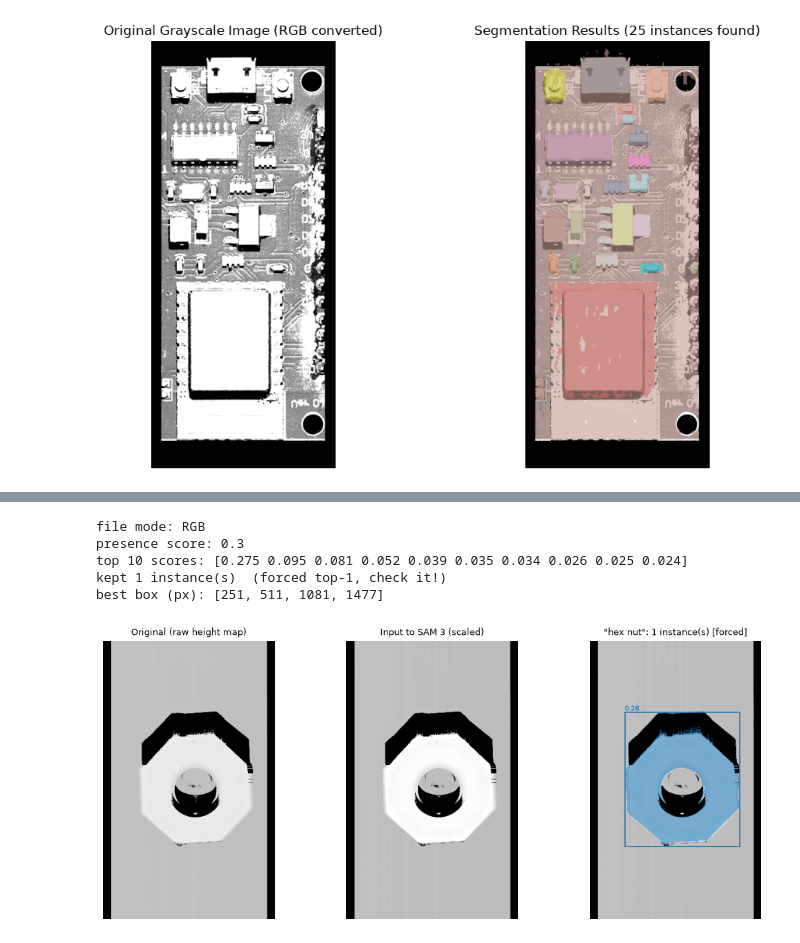
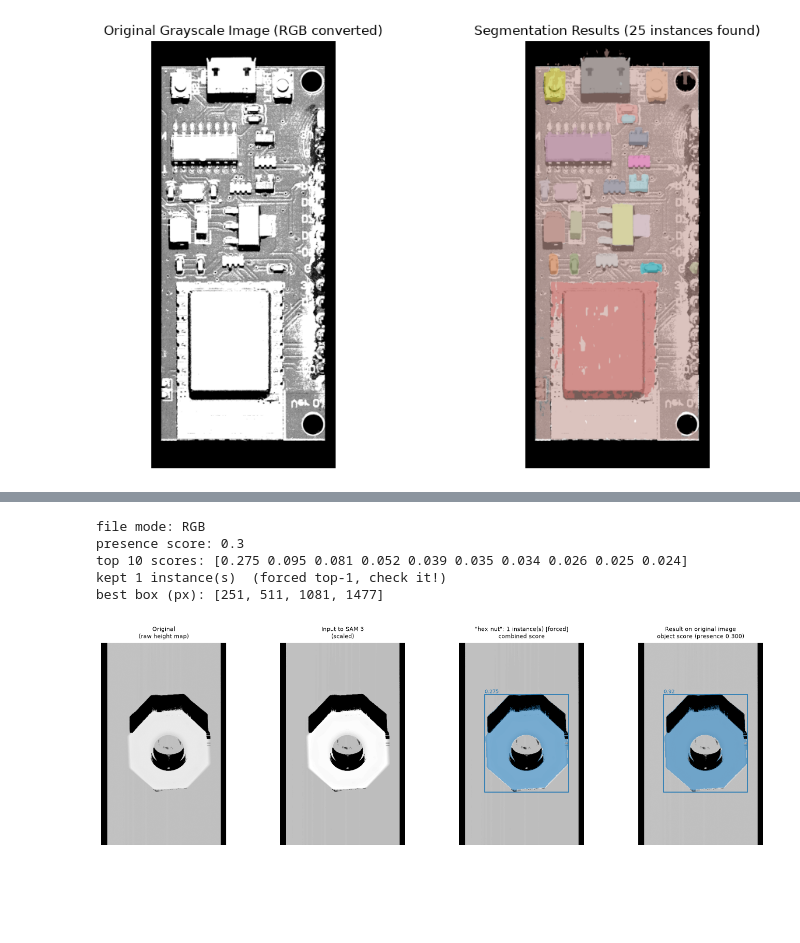
Before and after one commit to FlyingMatrix/sam3, a Jupyter notebook: main.ipynb, the cells around one changed output, grey strips where cells are left out. Saved outputs shown, nothing was run; the diff lists cells and outputs as text; code cells hidden in the pictures; blank space fills up the shorter version.

```diff
--- a/main.ipynb
+++ b/main.ipynb
@@ -556,7 +596,7 @@ for i in range(len(keep)):
 masks &= valid[::DISPLAY_DIV, ::DISPLAY_DIV][:h, :w]             # drop no-data pixels from masks
 boxes_px = (boxes_norm * torch.tensor([W, H, W, H])).numpy()     # full-image pixels
 
-# ---------------- 5) Visualize: original | SAM 3 input | result ----------------
+# ---------------- 5) Visualize: original | SAM 3 input | result | result on original ----------------
 img_disp = np.asarray(image)[::DISPLAY_DIV, ::DISPLAY_DIV][:h, :w]
 z_disp   = z[::DISPLAY_DIV, ::DISPLAY_DIV][:h, :w]               # raw heights, unscaled
 N = len(masks)
@@ -567,55 +607,75 @@ prem = np.zeros((h, w, 3), np.float32)
 acc  = np.zeros((h, w), np.float32)
 for i in range(N):
     m = masks[i]
     if m.any():
         prem[m] = ALPHA * colors[i] + (1 - ALPHA) * prem[m]
         acc[m]  = ALPHA + (1 - ALPHA) * acc[m]
 overlay = np.zeros((h, w, 4), np.float32)
 cov = acc > 0
 overlay[cov, :3] = prem[cov] / acc[cov, None]
 overlay[..., 3] = acc
 
-# Figure size follows the image's width/height ratio, so each panel keeps its proportions
-PANEL_H = 4.0                                      # inches per panel; make smaller/larger as needed
+# Object score = combined score / presence score  (e.g. 0.005 / 0.006 = 0.8)
+if presence:                                   # not None and not 0
+    object_scores = kept_scores / presence
+else:
+    object_scores = kept_scores                # no presence score: combined = object score
+
+def draw_boxes(ax, label_scores, fmt=".2f"):
+    """Draw boxes, score labels and the optional example box on one panel."""
+    s = 1 / DISPLAY_DIV
+    for i, (x1, y1, x2, y2) in enumerate(boxes_px):
+        ax.add_patch(patches.Rectangle((x1 * s, y1 * s), (x2 - x1) * s, (y2 - y1) * s,
+                                       fill=False, edgecolor=colors[i], linewidth=1.2))
+        ax.text(x1 * s, y1 * s - 3, f"{float(label_scores[i]):{fmt}}", color=colors[i], fontsize=7)
+    if example_box is not None:
+        x1, y1, x2, y2 = example_box
+        ax.add_patch(patches.Rectangle((x1 * s, y1 * s), (x2 - x1) * s, (y2 - y1) * s,
+                                       fill=False, edgecolor="white", linestyle="--", linewidth=1.2))
+
+# Figure size follows the image's width/height ratio
+PANEL_H = 4.0                                      # inches per panel
+GAP_IN  = 0.8                                      # space between panels, inches
 panel_w = PANEL_H * w / h
+fig, axes = plt.subplots(1, 4, figsize=(4 * panel_w + 3 * GAP_IN + 0.6, PANEL_H + 0.9),
+                         layout="constrained")
+fig.get_layout_engine().set(wspace=GAP_IN / panel_w)
 
-GAP_IN = 0.8                                       # space between panels, inches
-fig, axes = plt.subplots(1, 3, figsize=(3 * panel_w + 2 * GAP_IN + 0.6, PANEL_H + 0.9),
-                         layout="constrained")
-fig.get_layout_engine().set(wspace=GAP_IN / panel_w)   # gap as a fraction of panel width
+raw_kw = dict(cmap="gray", vmin=0, vmax=float(z_disp.max()), aspect="equal")
 
-# 1) Original: raw height values, 0 (no data) = black, highest point = white
-axes[0].imshow(z_disp, cmap="gray", vmin=0, vmax=float(z_disp.max()), aspect="equal")
-axes[0].set_title("Original (raw height map)", fontsize=9)
+# 1) Original raw height map
+axes[0].imshow(z_disp, **raw_kw)
+axes[0].set_title("Original\n(raw height map)", fontsize=8)
 
 # 2) Input to SAM 3
 axes[1].imshow(img_disp, aspect="equal")
-axes[1].set_title("Input to SAM 3 (scaled)", fontsize=9)
+axes[1].set_title("Input to SAM 3\n(scaled)", fontsize=8)
 
-# 3) Result
+# 3) Result on the SAM 3 input, combined score (object x presence)
 axes[2].imshow(img_disp, aspect="equal")
 axes[2].imshow(overlay, aspect="equal")
-s = 1 / DISPLAY_DIV
-for i, (x1, y1, x2, y2) in enumerate(boxes_px):
-    axes[2].add_patch(patches.Rectangle((x1 * s, y1 * s), (x2 - x1) * s, (y2 - y1) * s,
-                                        fill=False, edgecolor=colors[i], linewidth=1.2))
-    axes[2].text(x1 * s, y1 * s - 3, f"{kept_scores[i]:.2f}", color=colors[i], fontsize=7)
-if example_box is not None:
-    x1, y1, x2, y2 = example_box
-    axes[2].add_patch(patches.Rectangle((x1 * s, y1 * s), (x2 - x1) * s, (y2 - y1) * s,
-                                        fill=False, edgecolor="white", linestyle="--", linewidth=1.2))
-axes[2].set_title(f'"{text_prompt}": {N} instance(s)' + (" [forced]" if forced else ""), fontsize=9)
+draw_boxes(axes[2], kept_scores, fmt=".3f")
+axes[2].set_title(f'"{text_prompt}": {N} instance(s)' + (" [forced]" if forced else "")
+                  + "\ncombined score", fontsize=8)
+
+# 4) Result on the original raw height map, object score (combined / presence)
+axes[3].imshow(z_disp, **raw_kw)
+axes[3].imshow(overlay, aspect="equal")
+draw_boxes(axes[3], object_scores, fmt=".2f")
+axes[3].set_title("Result on original image\n"
+                  + (f"object score (presence {presence:.3f})" if presence else "object score"),
+                  fontsize=8)
 
 for ax in axes:
     ax.axis("off")
 plt.show()
 # %% [output]
 file mode: RGB
 presence score: 0.3
 top 10 scores: [0.275 0.095 0.081 0.052 0.039 0.035 0.034 0.026 0.025 0.024]
 kept 1 instance(s)  (forced top-1, check it!)
 best box (px): [251, 511, 1081, 1477]
-[figure, old version]
+[figure, new version]
 # %%
 import torch, numpy as np, torch.nn.functional as Fnn
 import matplotlib.pyplot as plt, matplotlib.patches as patches
```
Also changed, not shown: parts of 8 cells of this notebook.
